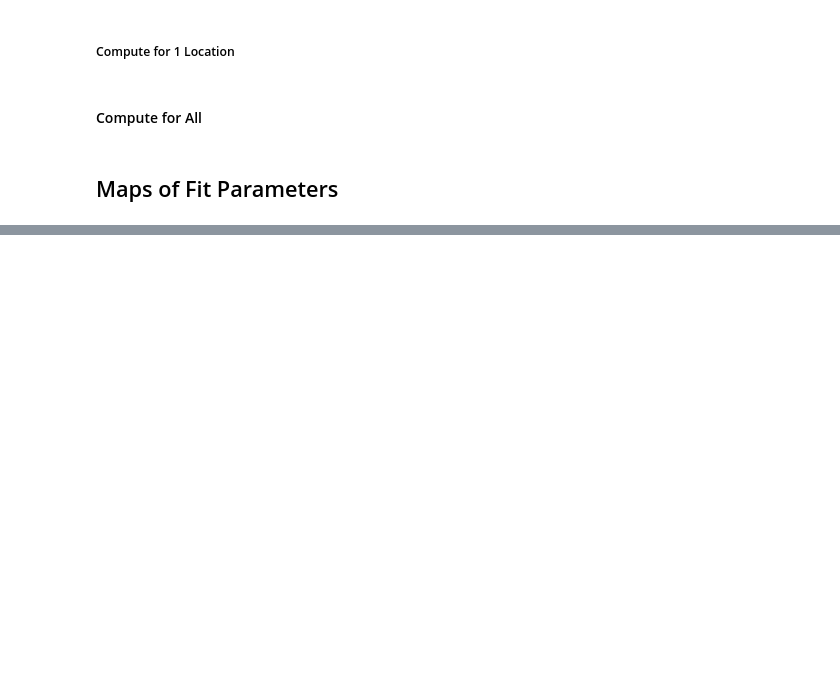
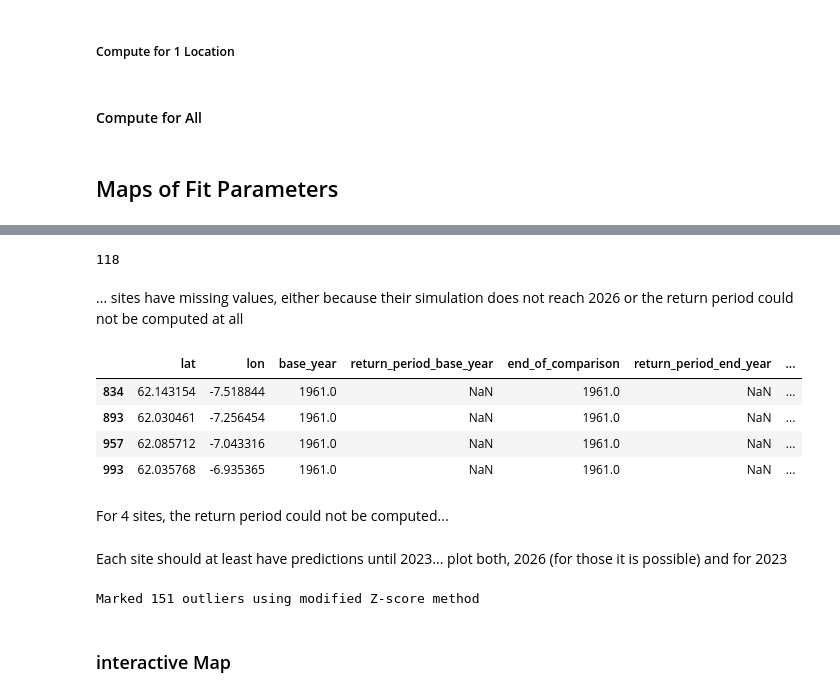
Before and after one commit to silviaelisabeth/SeaLevelExtremes, a Jupyter notebook: script/GEV_visuals.ipynb, the cells around one changed output, grey strips where cells are left out. Drawn from its saved outputs; the diff is of its cells as text; code cells hidden in the pictures; blank space fills up the shorter version.

```diff
--- a/script/GEV_visuals.ipynb
+++ b/script/GEV_visuals.ipynb
@@ -382,13 +277,6 @@ $μ_1$ with the color indicating the absolute value and the size indicating the
 parameter='mu1'
 unit = 'mm/year'
 
-mark_outlier = False
-
-approach = 'annual-stationary' #'annual-stationary' #'non-stationary'
 threshold_z_outlier = 3
 
-interactive_map = True
-min_size = 2000 if interactive_map is True else 2.5
-max_size = 20000 if interactive_map is True else 35
-
 export_path = '../output/gev_analysis/2026-03-24/figures/'
@@ -405,0 +340,53 @@ fig_map = plot_location_map(
+# %%
+def get_return_period_overview(dic_return_period_50yr):
+    ls_return_period_50yr_comparison = []
+    for loc_id in dic_return_period_50yr.keys():
+        lat, lon = dic_return_period_50yr[loc_id]['lat'].unique()[0], dic_return_period_50yr[loc_id]['lon'].unique()[0]
+
+        start, end = dic_return_period_50yr[loc_id].index[[0, -1]]
+
+        if end == 2024 or end == 2026:
+            end = 2023
+
+        if HINDCAST_END in dic_return_period_50yr[loc_id].index:
+            df_2026 = dic_return_period_50yr[loc_id].loc[HINDCAST_END].filter(like='mean').values[0]
+        else:
+            df_2026 = None
+
+        ls_return_period_50yr_comparison.append([
+            lat, lon,
+            start, dic_return_period_50yr[loc_id].loc[start].filter(like='mean').values[0],
+            end, dic_return_period_50yr[loc_id].loc[end].filter(like='mean').values[0],
+            HINDCAST_END, df_2026
+            ])
+
+    return DataFrame(
+        ls_return_period_50yr_comparison,
+        columns=[
+            'lat', 'lon',
+            'base_year', 'return_period_base_year',
+            'end_of_comparison', 'return_period_end_year',
+            'present_year', 'return_period_2026'
+            ]
+        )
+
+# -----------------------------------------------------------------------
+df_return_period_50yr_comparison = get_return_period_overview(dic_return_period_50yr)
+# %%
+df_return_period_50yr_comparison.shape[0] - df_return_period_50yr_comparison.dropna().shape[0]
+# %% [output]
+118
+# %% [markdown]
+... sites have missing values, either because their simulation does not reach 2026 or the return period could not be computed at all
+# %%
+df_return_period_50yr_comparison[df_return_period_50yr_comparison.end_of_comparison == 1961]
+# %% [output]
+|  | lat | lon | base_year | return_period_base_year | end_of_comparison | return_period_end_year | ... |
+| 834 | 62.143154 | -7.518844 | 1961.0 | NaN | 1961.0 | NaN | ... |
+| 893 | 62.030461 | -7.256454 | 1961.0 | NaN | 1961.0 | NaN | ... |
+| 957 | 62.085712 | -7.043316 | 1961.0 | NaN | 1961.0 | NaN | ... |
+| 993 | 62.035768 | -6.935365 | 1961.0 | NaN | 1961.0 | NaN | ... |
+# %% [markdown]
+For 4 sites, the return period could not be computed...
+# %% [markdown]
+Each site should at least have predictions until 2023... plot both, 2026 (for those it is possible) and for 2023
@@ -405,0 +398,9 @@ fig_map = plot_location_map(
+# %%
+if mark_outlier is True:
+    df_return_period_50yr_2026 = ut.mark_outliers_zmethod(
+        df_return_period_50yr_2026, 'return_period_2026', threshold=threshold_z_method
+        )
+# %% [output]
+Marked 151 outliers using modified Z-score method
+# %% [markdown]
+### interactive Map
```
Also changed, not shown: parts of 43 cells of this notebook, 4 other files.
